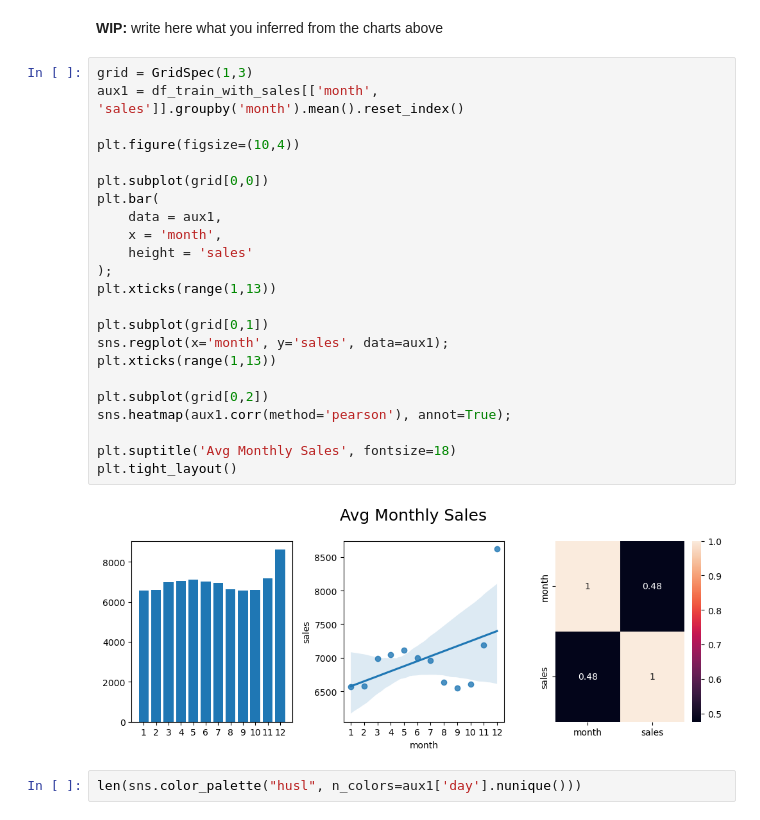
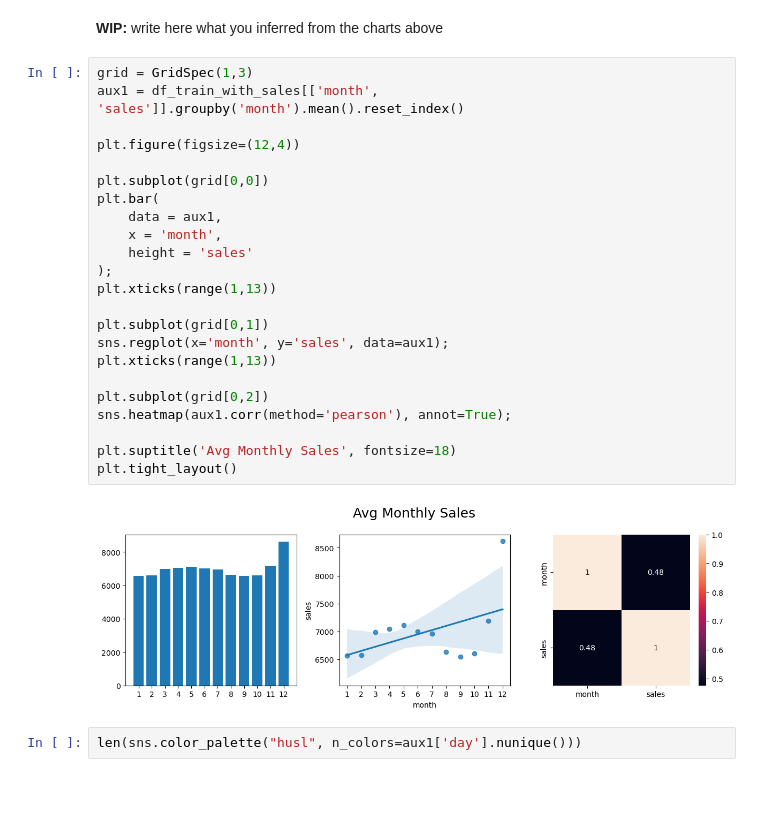
Before and after one commit to duancleypaul/repos, a Jupyter notebook: Rossmann Store Sales/rossmann-store-sales.ipynb, the cells around one changed output. Saved outputs shown, nothing was run; the diff lists cells and outputs as text; blank space fills up the shorter version.

```diff
--- a/Rossmann Store Sales/rossmann-store-sales.ipynb
+++ b/Rossmann Store Sales/rossmann-store-sales.ipynb
@@ -661,28 +661,28 @@ plt.tight_layout()
 # %%
 grid = GridSpec(1,3)
 aux1 = df_train_with_sales[['month', 'sales']].groupby('month').mean().reset_index()
 
-plt.figure(figsize=(10,4))
+plt.figure(figsize=(12,4))
 
 plt.subplot(grid[0,0])
 plt.bar(
     data = aux1,
     x = 'month',
     height = 'sales'
 );
 plt.xticks(range(1,13))
 
 plt.subplot(grid[0,1])
 sns.regplot(x='month', y='sales', data=aux1);
 plt.xticks(range(1,13))
 
 plt.subplot(grid[0,2])
 sns.heatmap(aux1.corr(method='pearson'), annot=True);
 
 plt.suptitle('Avg Monthly Sales', fontsize=18)
 plt.tight_layout()
 # %% [output]
-[figure, old version]
+[figure, new version]
 # %%
 len(sns.color_palette("husl", n_colors=aux1['day'].nunique()))
 # %% [output]
```
Also changed, not shown: parts of 9 cells of this notebook.
